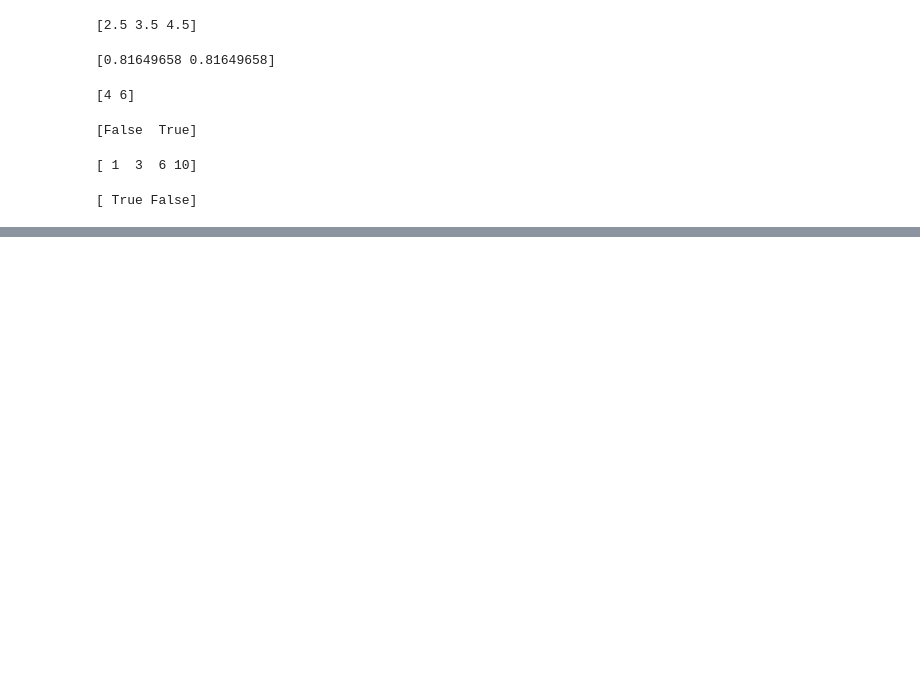
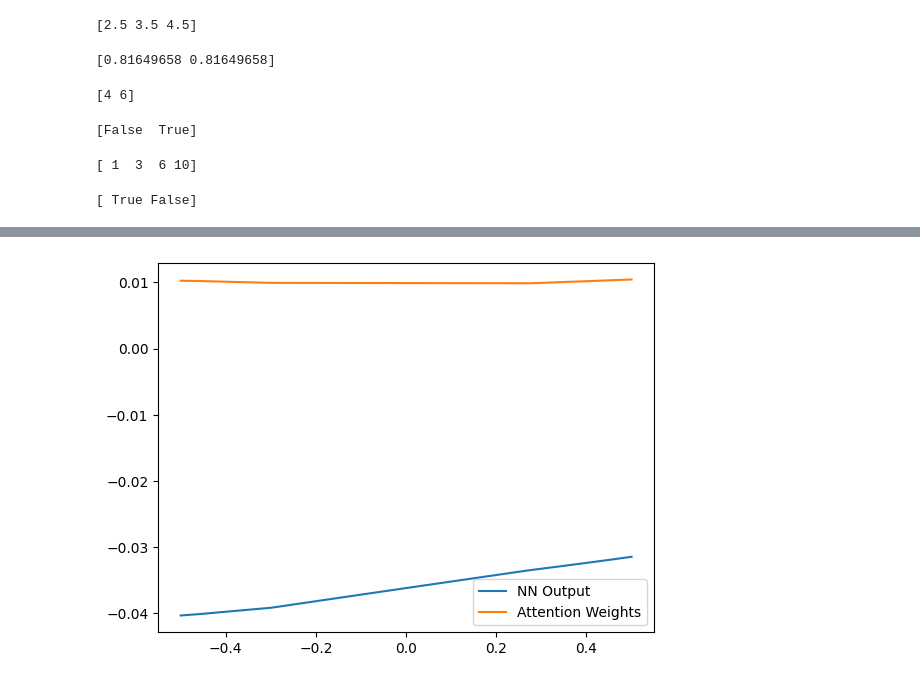
Before and after one commit to subodhkhanger/Awesome-LLM, a Jupyter notebook: numpy.ipynb, the cells around one changed output, grey strips where cells are left out. Cells and saved outputs as stored; diff of their text form; code cells hidden in the pictures; blank space fills up the shorter version.

```diff
--- a/numpy.ipynb
+++ b/numpy.ipynb
@@ -333,3 +333,22 @@ b = np.logical_or.reduce(a, axis=0)
 print(b) # Output: [ True False]
 # %% [output]
 [ True False]
+# %%
+import torch
+import torch.nn as nn
+
+class AttentionModel(nn.Module):
+    def __init__(self, input_dim):
+        super(AttentionModel, self).__init__()
+        self.attention_layer = nn.Linear(input_dim, 1)
+        self.regression_layer = nn.Linear(input_dim, 1)
+
+    def forward(self, x):
+        # Attention scores and weights
+        attention_scores = self.attention_layer(x)
+        attention_weights = torch.softmax(attention_scores, dim=0)
+
+        # Linear regression
+        output = self.regression_layer(x)
+
+        return output, attention_weights
@@ -335,0 +413,51 @@ print(b) # Output: [ True False]
+# %%
+import torch
+import torch.nn as nn
+import torch.optim as optim
+import numpy as np
+import matplotlib.pyplot as plt
+
+# Training data
+mu, sigma = 0, 0.1
+samples = np.random.normal(mu, sigma, 1000)
+samples = torch.tensor(samples, dtype=torch.float32)
+
+# Neural Network with Attention
+class GaussianAttention(nn.Module):
+    def __init__(self):
+        super(GaussianAttention, self).__init__()
+        self.fc1 = nn.Linear(1, 10)
+        self.fc2 = nn.Linear(10, 1)
+        self.attention = nn.Linear(10, 1)
+
+    def forward(self, x):
+        x = torch.relu(self.fc1(x))
+        attention_weights = torch.softmax(self.attention(x), dim=0)
+        x = attention_weights * x
+        x = self.fc2(x)
+        return x, attention_weights
+
+model = GaussianAttention()
+criterion = nn.MSELoss()
+optimizer = optim.Adam(model.parameters(), lr=0.001)
+
+# Training
+epochs = 100
+for epoch in range(epochs):
+    for sample in samples:
+        optimizer.zero_grad()
+        output, _ = model(sample.view(1, -1))
+        loss = criterion(output, sample.view(1, -1))
+        loss.backward()
+        optimizer.step()
+
+# Analysis
+with torch.no_grad():
+    points = torch.linspace(-0.5, 0.5, 100).view(-1, 1)
+    values, attention_weights = model(points)
+    plt.plot(points.numpy(), values.numpy(), label='NN Output')
+    plt.plot(points.numpy(), attention_weights.numpy(), label='Attention Weights')
+    plt.legend()
+    plt.show()
+# %% [output]
+[figure, added]
```
Also changed, not shown: parts of 9 cells of this notebook.
